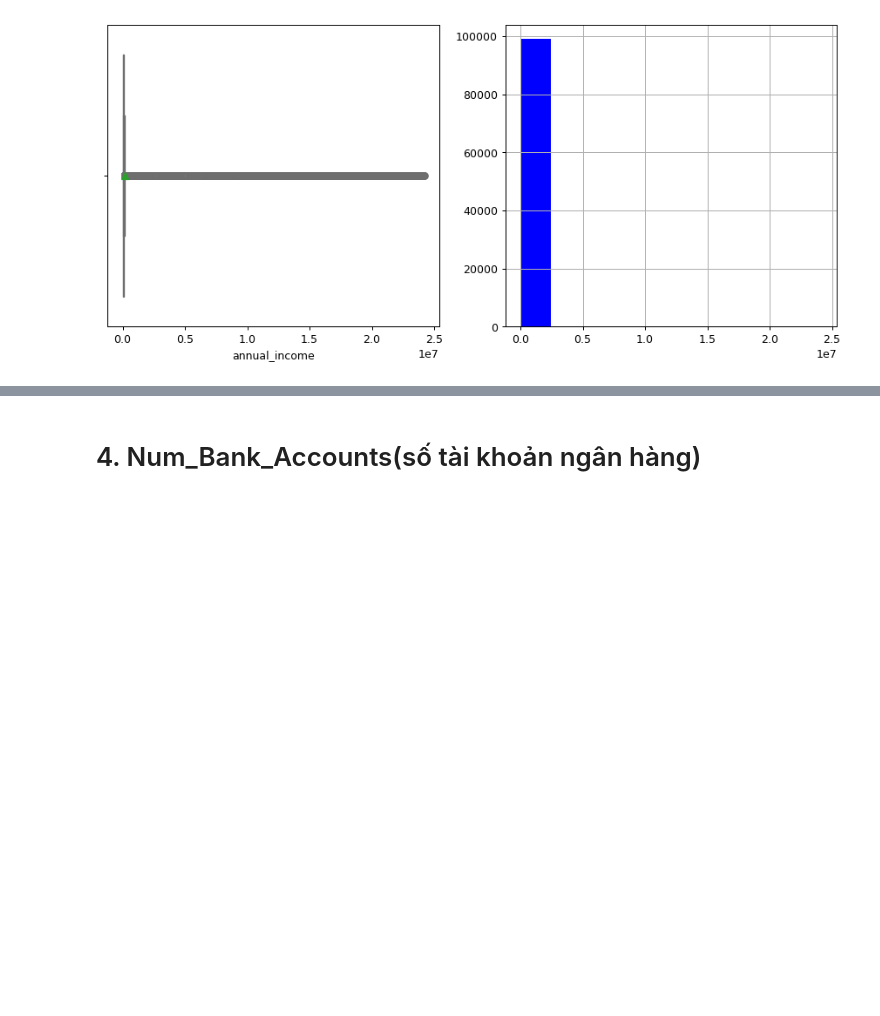
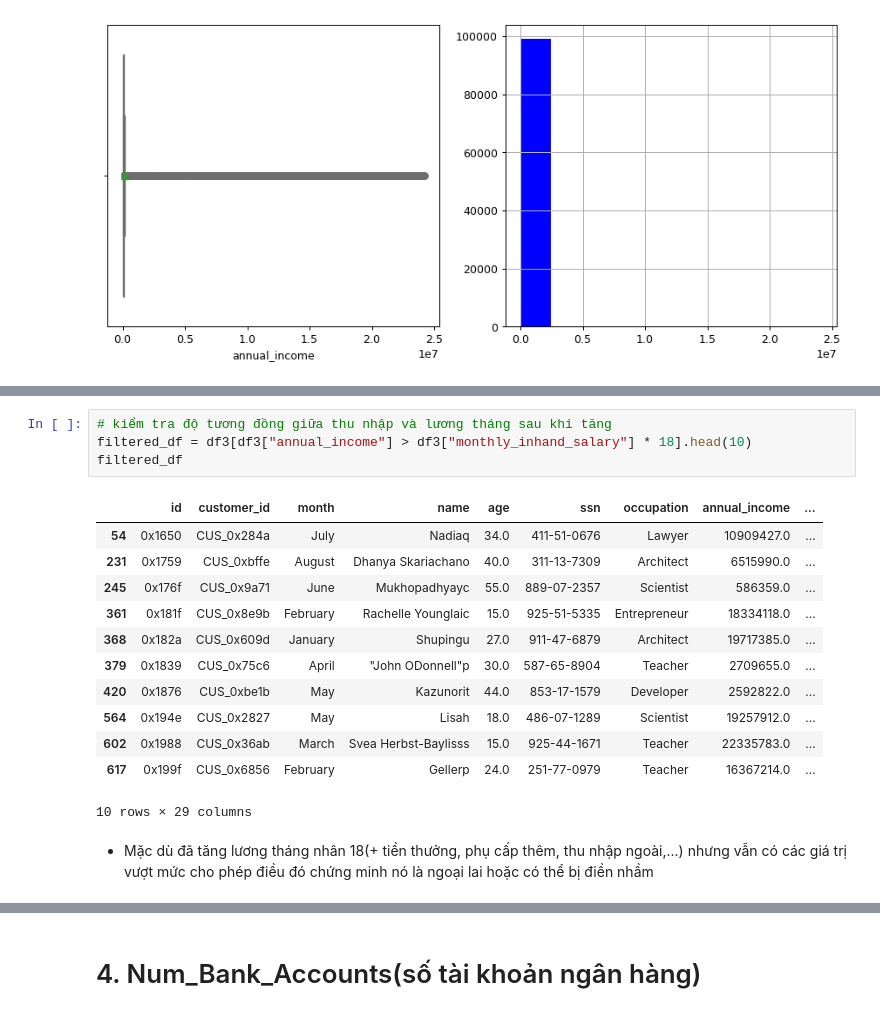
Before and after one commit to gilchea/credit_score_team2_k45, a Jupyter notebook: report.ipynb, the cells around one changed output, grey strips where cells are left out. Cells and saved outputs as stored; diff of their text form; blank space fills up the shorter version.

```diff
--- a/report.ipynb
+++ b/report.ipynb
@@ -1230,0 +1289,19 @@ plt.show()
+# %%
+# kiểm tra độ tương đồng giữa thu nhập và lương tháng sau khi tăng
+filtered_df = df3[df3["annual_income"] > df3["monthly_inhand_salary"] * 18].head(10)
+filtered_df
+# %% [output]
+|  | id | customer_id | month | name | age | ssn | occupation | annual_income | ... |
+| 54 | 0x1650 | CUS_0x284a | July | Nadiaq | 34.0 | 411-51-0676 | Lawyer | 10909427.0 | ... |
+| 231 | 0x1759 | CUS_0xbffe | August | Dhanya Skariachano | 40.0 | 311-13-7309 | Architect | 6515990.0 | ... |
+| 245 | 0x176f | CUS_0x9a71 | June | Mukhopadhyayc | 55.0 | 889-07-2357 | Scientist | 586359.0 | ... |
+| 361 | 0x181f | CUS_0x8e9b | February | Rachelle Younglaic | 15.0 | 925-51-5335 | Entrepreneur | 18334118.0 | ... |
+| 368 | 0x182a | CUS_0x609d | January | Shupingu | 27.0 | 911-47-6879 | Architect | 19717385.0 | ... |
+| 379 | 0x1839 | CUS_0x75c6 | April | "John ODonnell"p | 30.0 | 587-65-8904 | Teacher | 2709655.0 | ... |
+| 420 | 0x1876 | CUS_0xbe1b | May | Kazunorit | 44.0 | 853-17-1579 | Developer | 2592822.0 | ... |
+| 564 | 0x194e | CUS_0x2827 | May | Lisah | 18.0 | 486-07-1289 | Scientist | 19257912.0 | ... |
+| 602 | 0x1988 | CUS_0x36ab | March | Svea Herbst-Baylisss | 15.0 | 925-44-1671 | Teacher | 22335783.0 | ... |
+| 617 | 0x199f | CUS_0x6856 | February | Gellerp | 24.0 | 251-77-0979 | Teacher | 16367214.0 | ... |
+10 rows × 29 columns
+# %% [markdown]
+- Mặc dù đã tăng lương tháng nhân 18(+ tiền thưởng, phụ cấp thêm, thu nhập ngoài,...) nhưng vẫn có các giá trị vượt mức cho phép điều đó chứng minh nó là ngoại lai hoặc có thể bị điền nhầm
```
Also changed, not shown: parts of 21 cells of this notebook.
